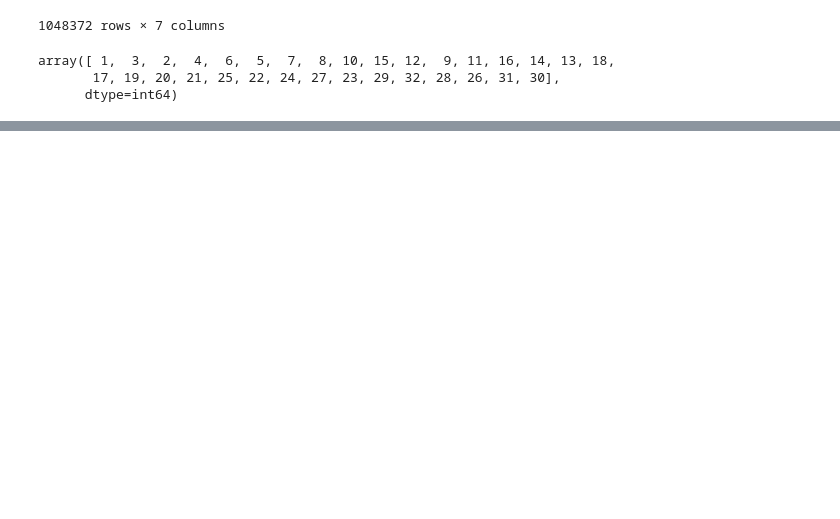
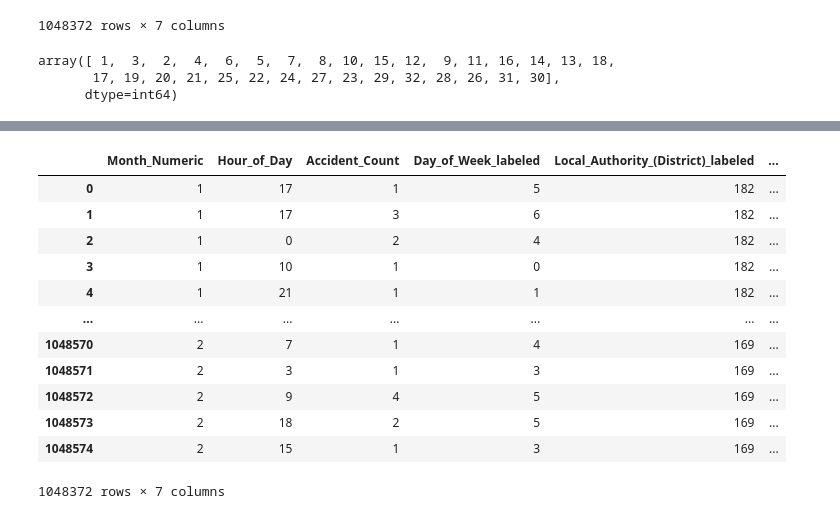
Before and after one commit to Inupa6677/DSGP-GROUP-9, a Jupyter notebook: accident analysis with different parameters.ipynb, the cells around one changed output, grey strips where cells are left out. Cells and saved outputs as stored; diff of their text form; code cells hidden in the pictures; blank space fills up the shorter version.

```diff
--- a/accident analysis with different parameters.ipynb
+++ b/accident analysis with different parameters.ipynb
@@ -317,4 +317,4 @@ df_selected['Day_of_Week_labeled'] = label_encoder.fit_transform(df_selected['Da
 df_selected['Local_Authority_(District)_labeled'] = label_encoder.fit_transform(df_selected['Local_Authority_(District)'])
 df_selected['Weather_Conditions_labeled'] = label_encoder.fit_transform(df_selected['Weather_Conditions'])
 df_selected['Light_Conditions_labeled'] = label_encoder.fit_transform(df_selected['Light_Conditions'])
-df_selected['Road_Surface_labeled'] = label_encoder.fit_transform(df_selected['Road_Surface'])
+df_selected
@@ -320,0 +335,19 @@ df_selected['Road_Surface_labeled'] = label_encoder.fit_transform(df_selected['R
+# %%
+# Drop the specified columns if they exist
+columns_to_drop3 = ['Day_of_Week', 'Local_Authority_(District)', 'Weather_Conditions', 'Light_Conditions']
+df_selected = df_selected.drop(columns=columns_to_drop3, errors='ignore')
+df_selected
+# %% [output]
+|  | Month_Numeric | Hour_of_Day | Accident_Count | Day_of_Week_labeled | Local_Authority_(District)_labeled | ... |
+| 0 | 1 | 17 | 1 | 5 | 182 | ... |
+| 1 | 1 | 17 | 3 | 6 | 182 | ... |
+| 2 | 1 | 0 | 2 | 4 | 182 | ... |
+| 3 | 1 | 10 | 1 | 0 | 182 | ... |
+| 4 | 1 | 21 | 1 | 1 | 182 | ... |
+| ... | ... | ... | ... | ... | ... | ... |
+| 1048570 | 2 | 7 | 1 | 4 | 169 | ... |
+| 1048571 | 2 | 3 | 1 | 3 | 169 | ... |
+| 1048572 | 2 | 9 | 4 | 5 | 169 | ... |
+| 1048573 | 2 | 18 | 2 | 5 | 169 | ... |
+| 1048574 | 2 | 15 | 1 | 3 | 169 | ... |
+1048372 rows × 7 columns
```
Also changed, not shown: parts of 8 cells of this notebook.
